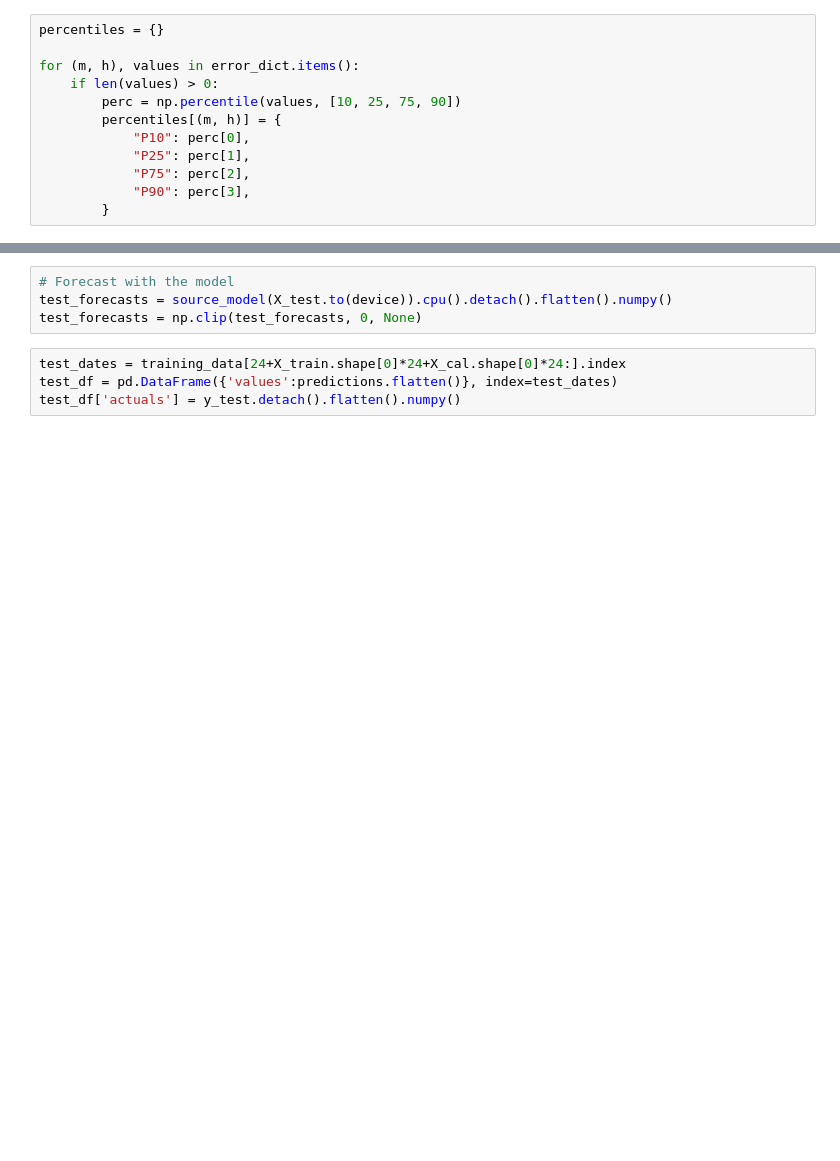
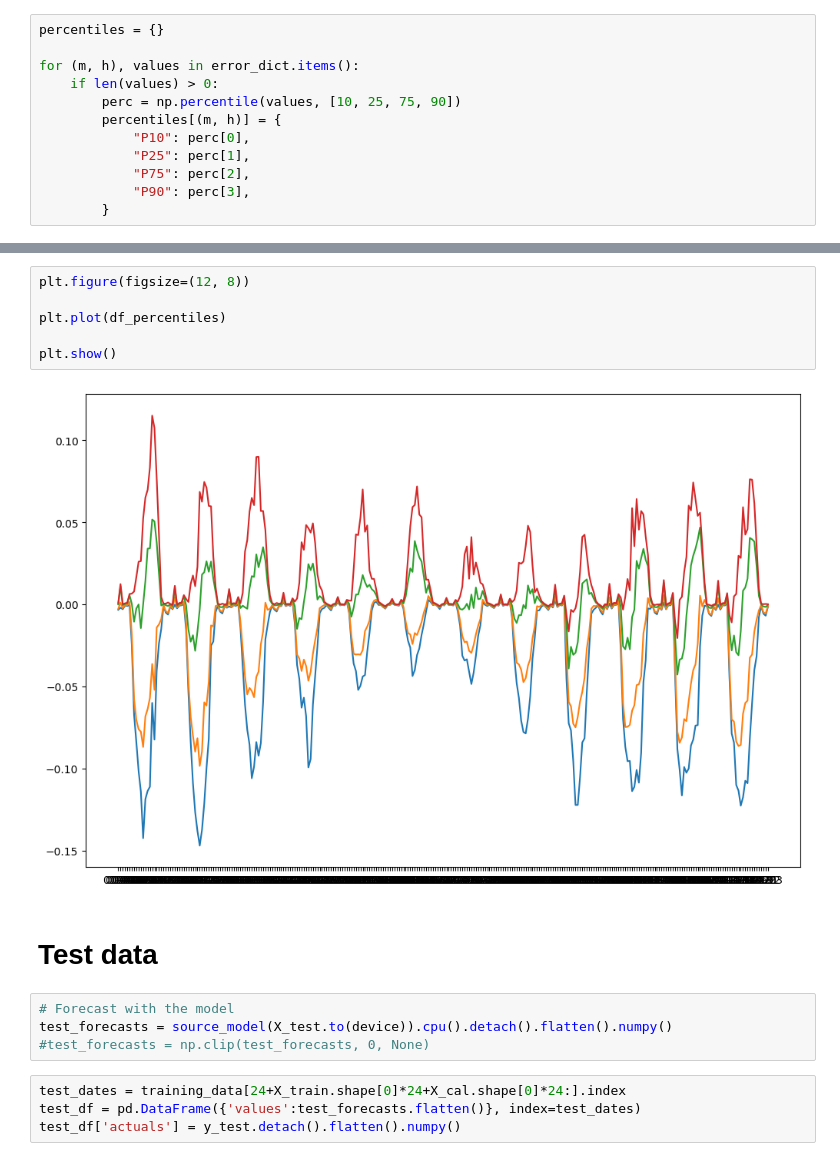
Before and after one commit to Joris-Dprtr/stochastic_programming, a Jupyter notebook: SolNet_Tutorial_Neurips_final.ipynb, the cells around one changed output, grey strips where cells are left out. Cells and saved outputs as stored; diff of their text form; blank space fills up the shorter version.

```diff
--- a/SolNet_Tutorial_Neurips_final.ipynb
+++ b/SolNet_Tutorial_Neurips_final.ipynb
@@ -315,10 +374,20 @@ df_percentiles = df_percentiles.drop(columns=["month", "hour"])
+# %%
+plt.figure(figsize=(12, 8))
+
+plt.plot(df_percentiles)
+
+plt.show()
+# %% [output]
+[figure, added]
+# %% [markdown]
+# Test data
 # %%
 # Forecast with the model
 test_forecasts = source_model(X_test.to(device)).cpu().detach().flatten().numpy()
-test_forecasts = np.clip(test_forecasts, 0, None)
+#test_forecasts = np.clip(test_forecasts, 0, None)
 # %%
 test_dates = training_data[24+X_train.shape[0]*24+X_cal.shape[0]*24:].index
-test_df = pd.DataFrame({'values':predictions.flatten()}, index=test_dates)
+test_df = pd.DataFrame({'values':test_forecasts.flatten()}, index=test_dates)
 test_df['actuals'] = y_test.detach().flatten().numpy()
 # %%
 # Make sure df_new has datetime index
```
Also changed, not shown: parts of 23 cells of this notebook.
